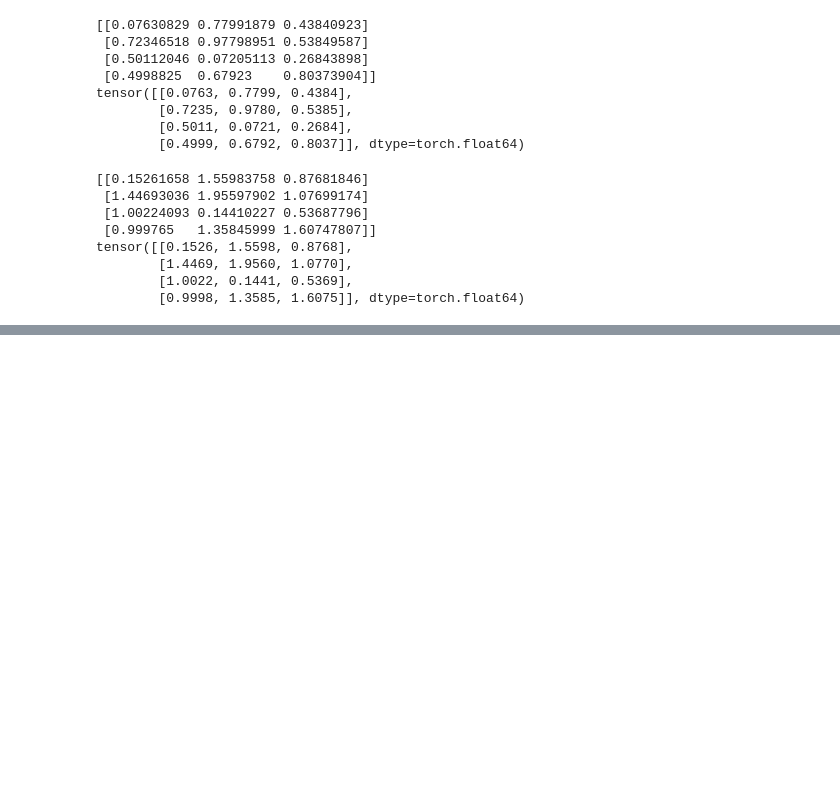
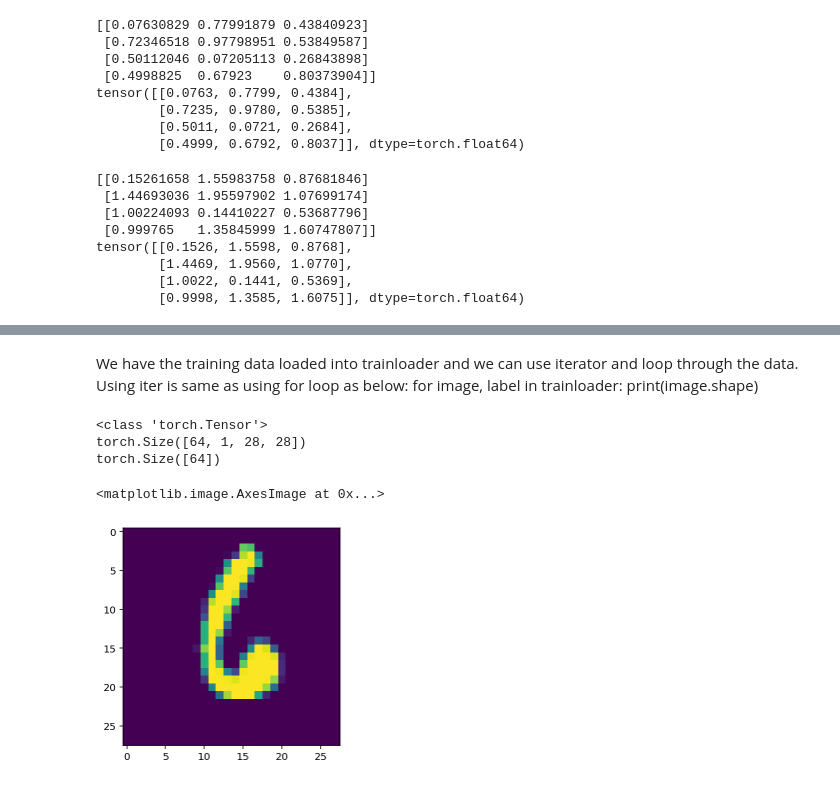
Before and after one commit to benktesh/IntroPyTorch, a Jupyter notebook: IntroductionPyTorch.ipynb, the cells around one changed output, grey strips where cells are left out. Drawn from its saved outputs; the diff is of its cells as text; code cells hidden in the pictures; blank space fills up the shorter version.

Commit message:
Completed a buiding network using nn module

```diff
--- a/IntroductionPyTorch.ipynb
+++ b/IntroductionPyTorch.ipynb
@@ -158,9 +165,50 @@ tensor([[0.1526, 1.5598, 0.8768],
 # %%
+#Import necessary pacakges
+
+#
+# Explain what is %matplotlib and %config InlineBackend do
+#
+
+%matplotlib inline
+%config InlineBackend.figure_format = 'retina'
+
+import numpy as np
+import torch
+import helper
+
+import matplotlib.pyplot as plt
+
+#Use MNIST dataset which consists of greyscale hand written digits.
+#Each image is 28x28 pixels. Our goal is to build a neural network
+#that can take one of these images and predict the digit in the image.
 from torchvision import datasets, transforms
 
 #define a transform to normalize the data
-transform = transforms.Compose([transforms.ToTensor(), transforms.Normalize((.5, .5, .5), (.5, .5, .5)),])
+transform = transform = transforms.Compose([transforms.ToTensor(), transforms.Normalize([0.5], [0.5])])
 
-#Downloa dn load the training data
+#Download the training data
 trainset = datasets.MNIST('MNIST_data/', download=True, train=True, transform = transform)
+
+#Everytime we are getting images, we are getting a batch of 64 images.
 trainloader = torch.utils.data.DataLoader(trainset, batch_size=64, shuffle=True)
+# %% [markdown]
+We have the training data loaded into trainloader and we can use iterator and loop through the data.
+Using iter is same as using for loop as below:
+for image, label in trainloader:
+    print(image.shape)
+# %%
+trainloader
+dataiter = iter(trainloader)
+images, labels = dataiter.next()
+print(type(images))
+print(images.shape)
+print(labels.shape)
+# %% [output]
+<class 'torch.Tensor'>
+torch.Size([64, 1, 28, 28])
+torch.Size([64])
+# %%
+plt.imshow(images[1].numpy().squeeze())
+# %% [output]
+<matplotlib.image.AxesImage at 0x...>
+[figure, added]
```
Also changed, not shown: parts of 20 cells of this notebook.
